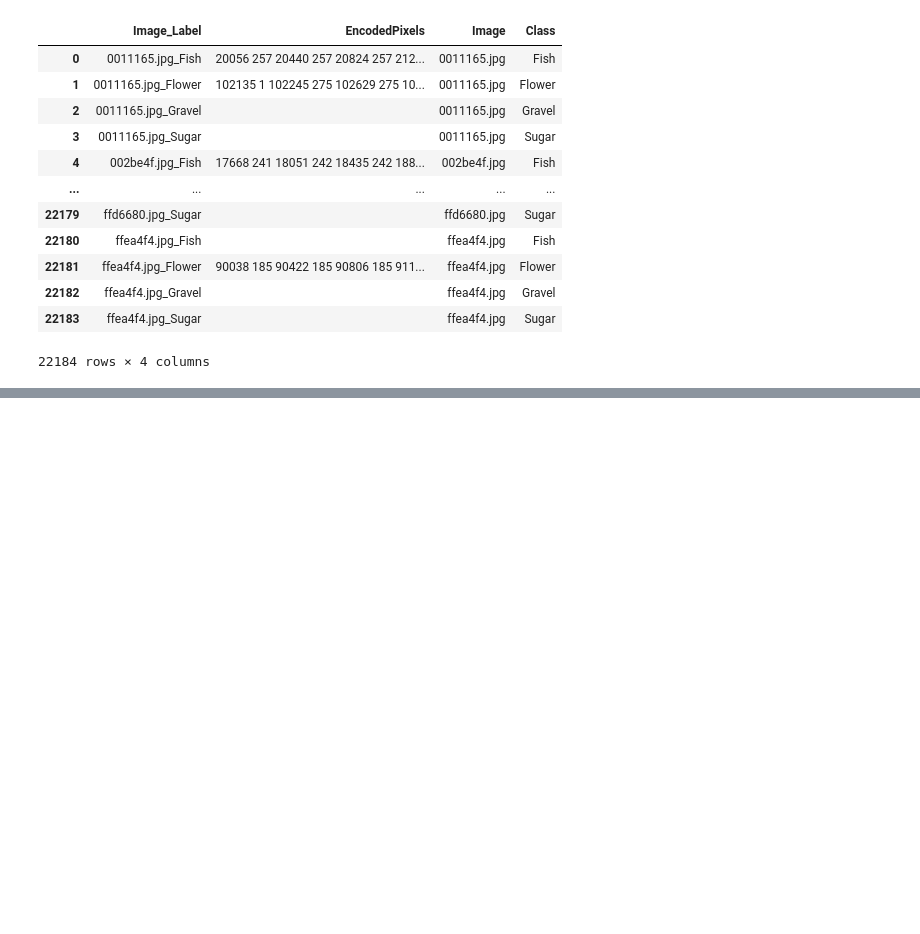
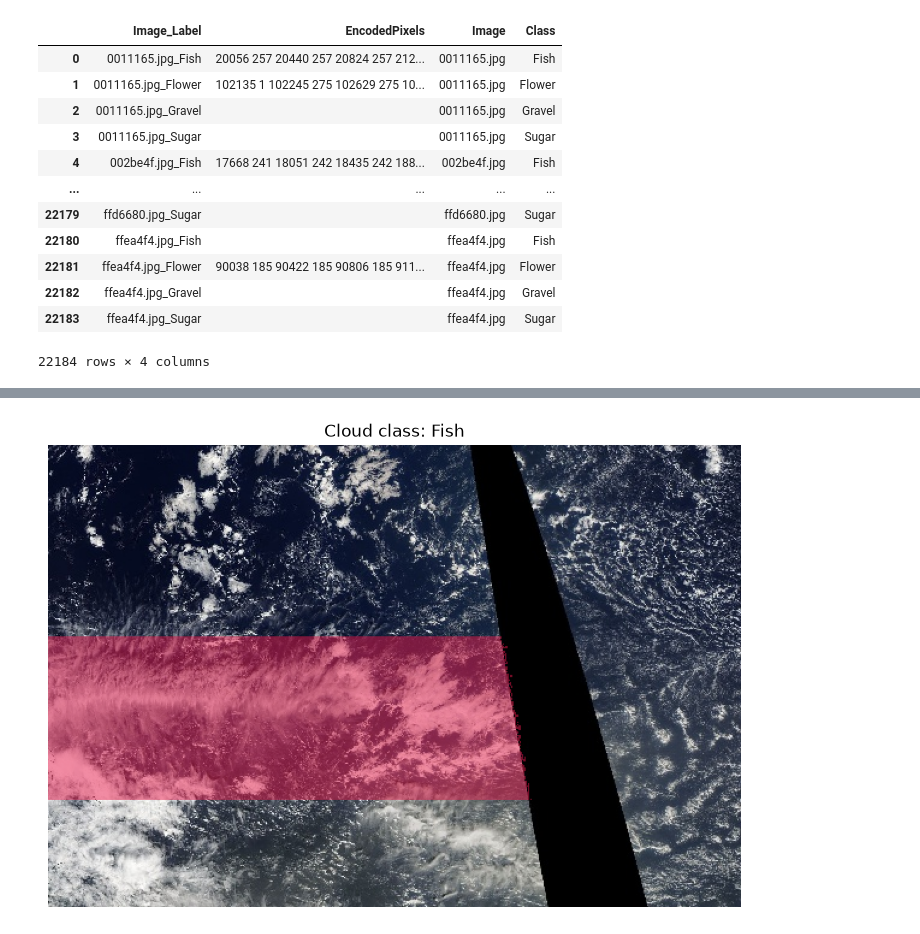
Before and after one commit to YOHANCOHENCODES/jun26_bcds_cloud_segmentation, a Jupyter notebook: notebooks/1.0-mahsa-data-exploration.ipynb, the cells around one changed output, grey strips where cells are left out. Cells and saved outputs as stored; diff of their text form; code cells hidden in the pictures; blank space fills up the shorter version.

```diff
--- a/notebooks/1.0-mahsa-data-exploration.ipynb
+++ b/notebooks/1.0-mahsa-data-exploration.ipynb
@@ -487,0 +605,4 @@ plot_training_images()
+# %%
+visualize_image_with_mask(492)
+# %% [output]
+[figure, added]
```
Also changed, not shown: parts of 14 cells of this notebook, 3 other files.
